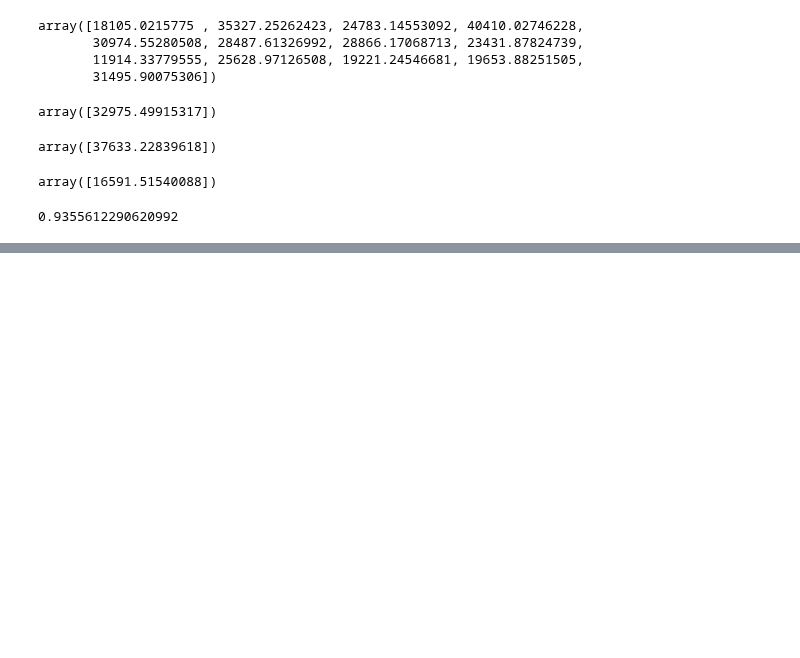
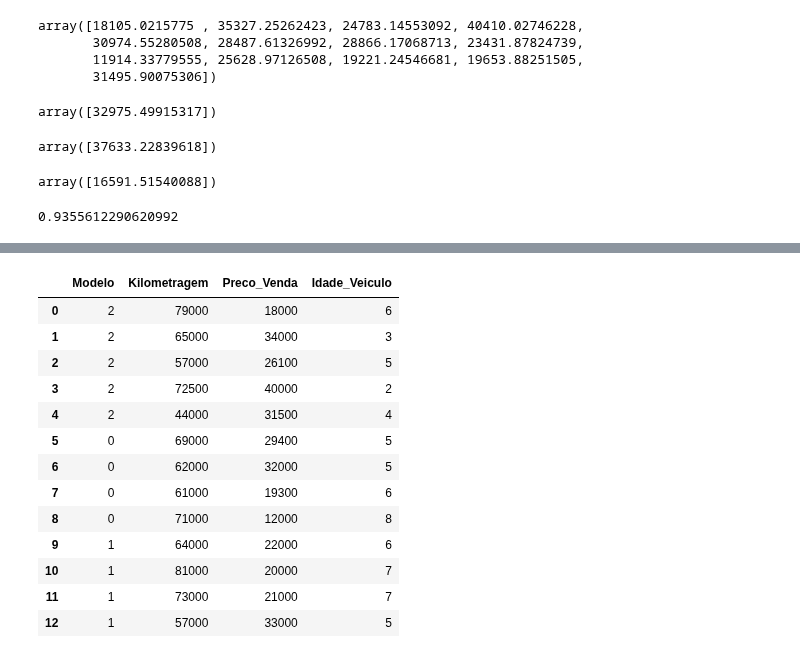
Before and after one commit to leojutsu/analise_de_dados, a Jupyter notebook: Projeto5.ipynb, the cells around one changed output, grey strips where cells are left out. Saved outputs shown, nothing was run; the diff lists cells and outputs as text; code cells hidden in the pictures; blank space fills up the shorter version.

Commit message:
Aplicação do label encoding

```diff
--- a/Projeto5.ipynb
+++ b/Projeto5.ipynb
@@ -228,0 +231,3 @@ modelo_v1.score(x,y)
+# %%
+# Cópia do dataframe original
+df_car = dados
@@ -228,0 +251,23 @@ modelo_v1.score(x,y)
+# %%
+# Cria o objeto incoder
+le = LabelEncoder()
+# %%
+# Aplica o encoder
+df_car['Modelo'] = le.fit_transform(df_car['Modelo'])
+# %%
+df_car
+# %% [output]
+|  | Modelo | Kilometragem | Preco_Venda | Idade_Veiculo |
+| 0 | 2 | 79000 | 18000 | 6 |
+| 1 | 2 | 65000 | 34000 | 3 |
+| 2 | 2 | 57000 | 26100 | 5 |
+| 3 | 2 | 72500 | 40000 | 2 |
+| 4 | 2 | 44000 | 31500 | 4 |
+| 5 | 0 | 69000 | 29400 | 5 |
+| 6 | 0 | 62000 | 32000 | 5 |
+| 7 | 0 | 61000 | 19300 | 6 |
+| 8 | 0 | 71000 | 12000 | 8 |
+| 9 | 1 | 64000 | 22000 | 6 |
+| 10 | 1 | 81000 | 20000 | 7 |
+| 11 | 1 | 73000 | 21000 | 7 |
+| 12 | 1 | 57000 | 33000 | 5 |
```
Also changed, not shown: parts of 11 cells of this notebook.
